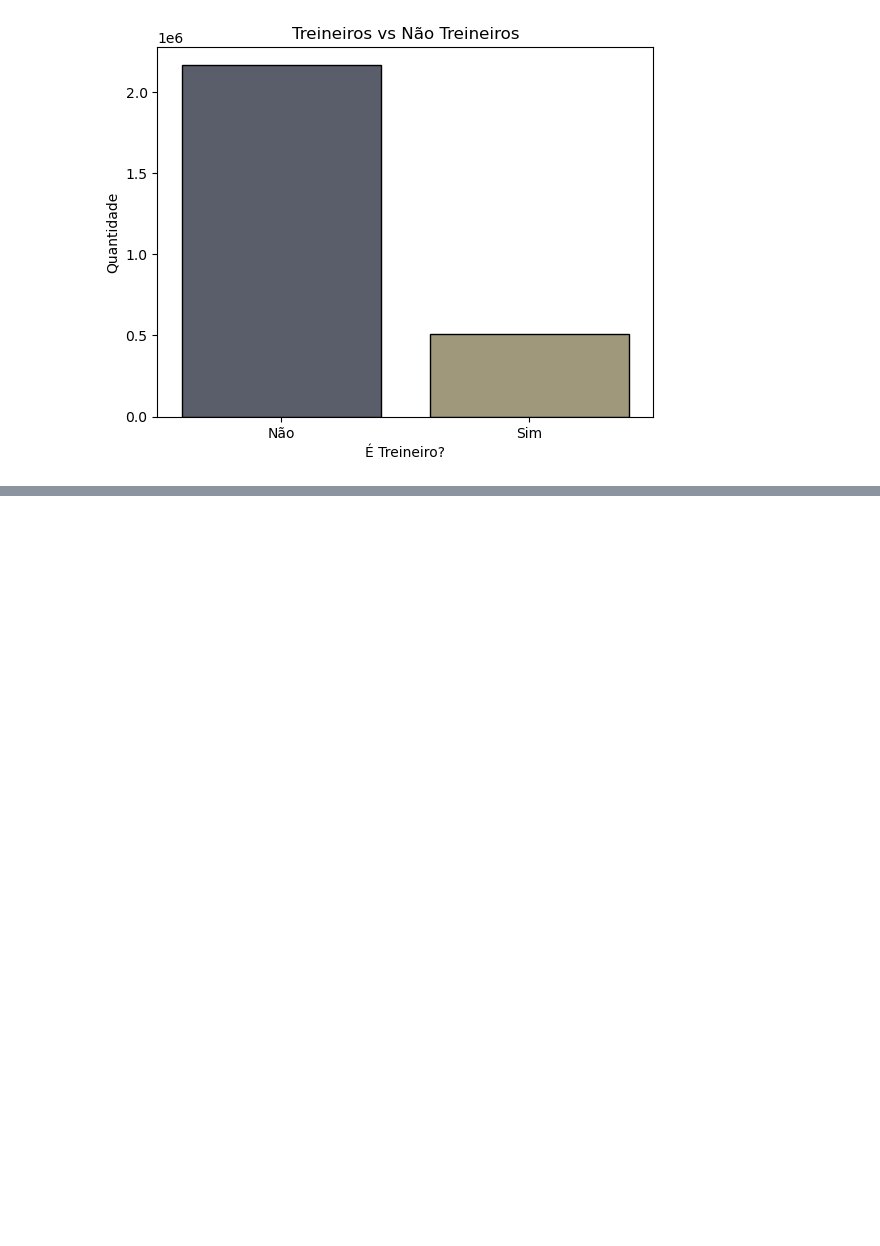
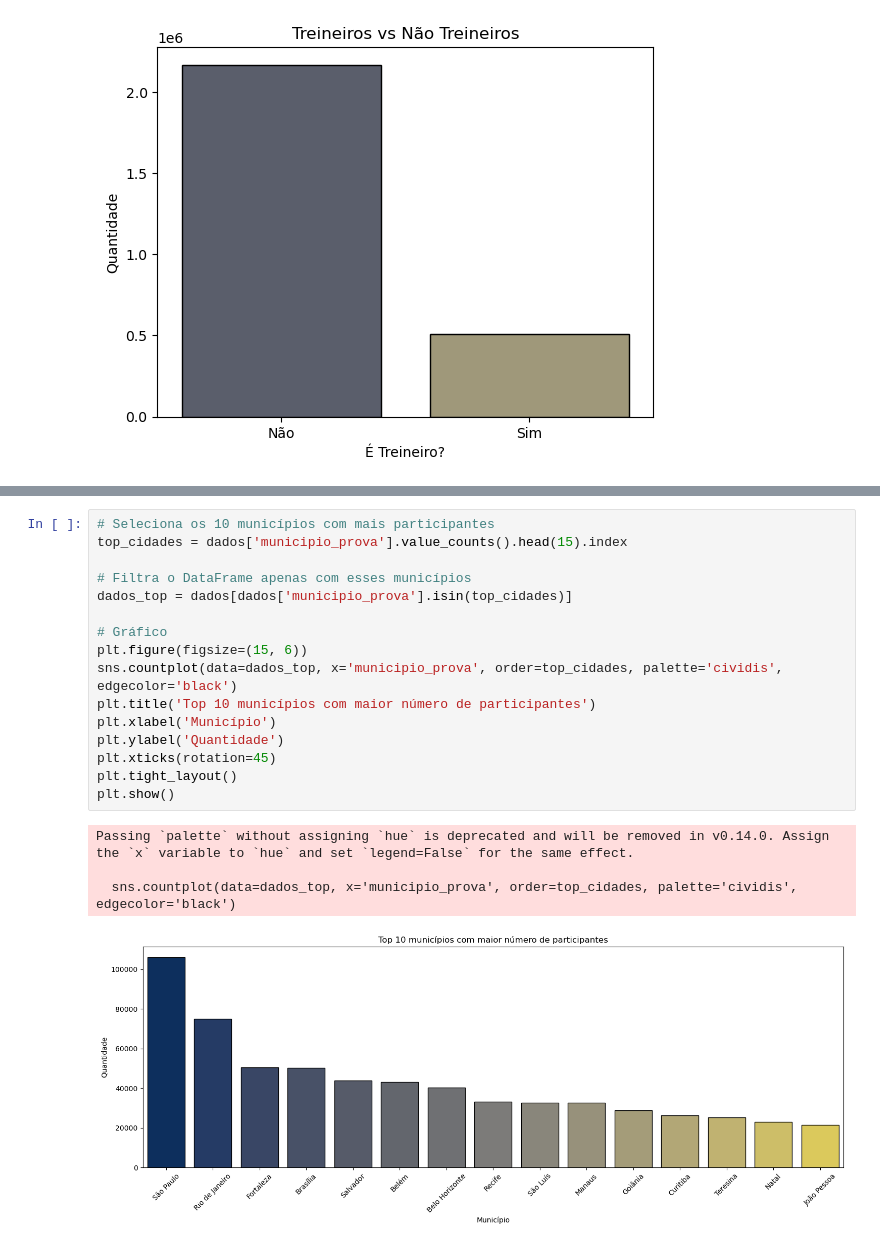
Before and after one commit to LucasArauj99/analise-enem-2023, a Jupyter notebook: analise_enem_2023.ipynb, the cells around one changed output, grey strips where cells are left out. Drawn from its saved outputs; the diff is of its cells as text; blank space fills up the shorter version.

```diff
--- a/analise_enem_2023.ipynb
+++ b/analise_enem_2023.ipynb
@@ -268,0 +358,21 @@ plt.show()
+# %%
+# Seleciona os 10 municípios com mais participantes
+top_cidades = dados['municipio_prova'].value_counts().head(15).index
+
+# Filtra o DataFrame apenas com esses municípios
+dados_top = dados[dados['municipio_prova'].isin(top_cidades)]
+
+# Gráfico
+plt.figure(figsize=(15, 6))
+sns.countplot(data=dados_top, x='municipio_prova', order=top_cidades, palette='cividis', edgecolor='black')
+plt.title('Top 10 municípios com maior número de participantes')
+plt.xlabel('Município')
+plt.ylabel('Quantidade')
+plt.xticks(rotation=45)
+plt.tight_layout()
+plt.show()
+# %% [output]
+Passing `palette` without assigning `hue` is deprecated and will be removed in v0.14.0. Assign the `x` variable to `hue` and set `legend=False` for the same effect.
+
+  sns.countplot(data=dados_top, x='municipio_prova', order=top_cidades, palette='cividis', edgecolor='black')
+[figure, added]
```
Also changed, not shown: parts of 16 cells of this notebook.
